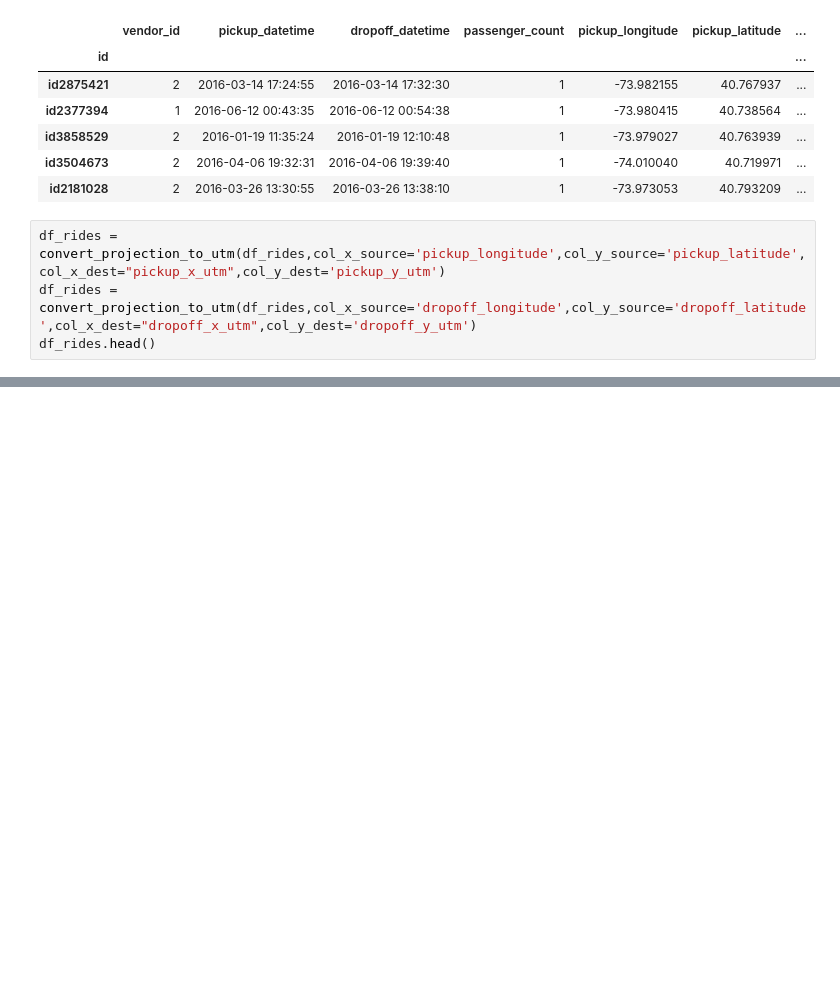
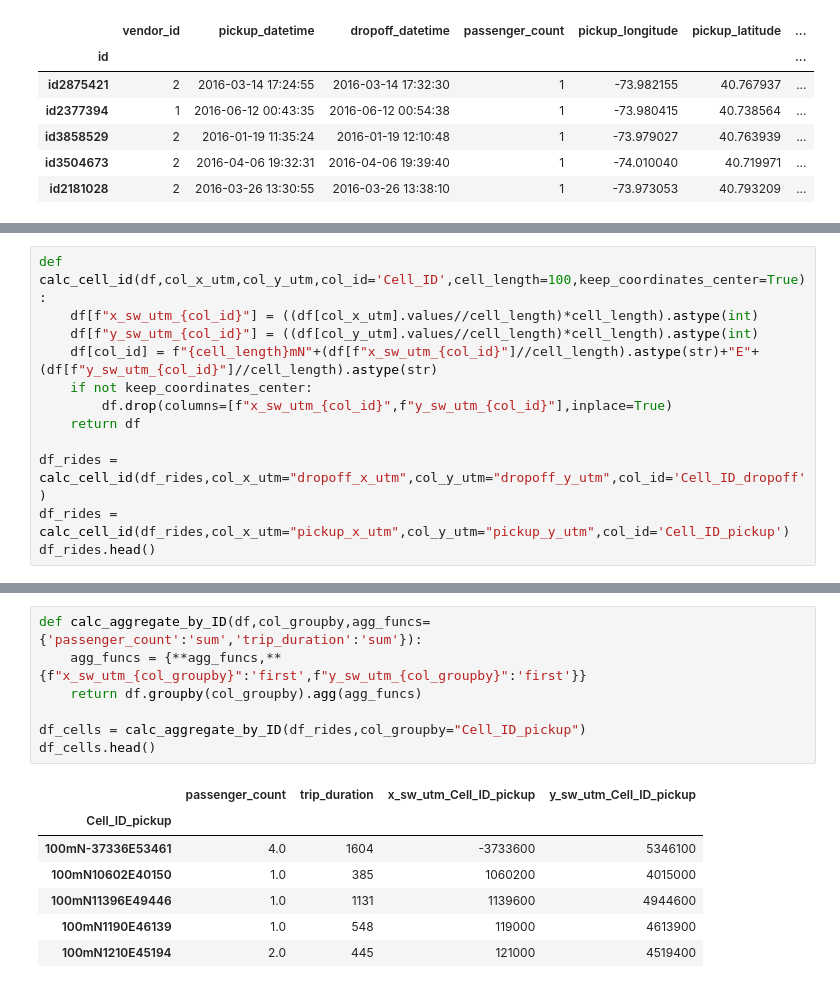
Before and after one commit to nblo/NYC_TaxiTripDuration, a Jupyter notebook: jupyter_notebooks/Preprocessing_Nick.ipynb, the cells around one changed output, grey strips where cells are left out. Drawn from its saved outputs; the diff is of its cells as text; blank space fills up the shorter version.

Commit message:
Added calculation of Cell_ID and aggregation by Cell

```diff
--- a/jupyter_notebooks/Preprocessing_Nick.ipynb
+++ b/jupyter_notebooks/Preprocessing_Nick.ipynb
@@ -120,7 +117,3 @@ df_rides.head()
 | id3858529 | 2 | 2016-01-19 11:35:24 | 2016-01-19 12:10:48 | 1 | -73.979027 | 40.763939 | ... |
 | id3504673 | 2 | 2016-04-06 19:32:31 | 2016-04-06 19:39:40 | 1 | -74.010040 | 40.719971 | ... |
 | id2181028 | 2 | 2016-03-26 13:30:55 | 2016-03-26 13:38:10 | 1 | -73.973053 | 40.793209 | ... |
-# %%
-df_rides = convert_projection_to_utm(df_rides,col_x_source='pickup_longitude',col_y_source='pickup_latitude',col_x_dest="pickup_x_utm",col_y_dest='pickup_y_utm')
-df_rides = convert_projection_to_utm(df_rides,col_x_source='dropoff_longitude',col_y_source='dropoff_latitude',col_x_dest="dropoff_x_utm",col_y_dest='dropoff_y_utm')
-df_rides.head()
@@ -203,0 +180,12 @@ df_rides.Cell_ID_dropoff.value_counts().shape
+# %%
+def calc_cell_id(df,col_x_utm,col_y_utm,col_id='Cell_ID',cell_length=100,keep_coordinates_center=True):
+    df[f"x_sw_utm_{col_id}"] = ((df[col_x_utm].values//cell_length)*cell_length).astype(int)
+    df[f"y_sw_utm_{col_id}"] = ((df[col_y_utm].values//cell_length)*cell_length).astype(int)
+    df[col_id] = f"{cell_length}mN"+(df[f"x_sw_utm_{col_id}"]//cell_length).astype(str)+"E"+(df[f"y_sw_utm_{col_id}"]//cell_length).astype(str)
+    if not keep_coordinates_center:
+        df.drop(columns=[f"x_sw_utm_{col_id}",f"y_sw_utm_{col_id}"],inplace=True)
+    return df
+
+df_rides = calc_cell_id(df_rides,col_x_utm="dropoff_x_utm",col_y_utm="dropoff_y_utm",col_id='Cell_ID_dropoff')
+df_rides = calc_cell_id(df_rides,col_x_utm="pickup_x_utm",col_y_utm="pickup_y_utm",col_id='Cell_ID_pickup')
+df_rides.head()
@@ -203,0 +201,15 @@ df_rides.Cell_ID_dropoff.value_counts().shape
+# %%
+def calc_aggregate_by_ID(df,col_groupby,agg_funcs={'passenger_count':'sum','trip_duration':'sum'}):
+    agg_funcs = {**agg_funcs,**{f"x_sw_utm_{col_groupby}":'first',f"y_sw_utm_{col_groupby}":'first'}}
+    return df.groupby(col_groupby).agg(agg_funcs)
+
+df_cells = calc_aggregate_by_ID(df_rides,col_groupby="Cell_ID_pickup")
+df_cells.head()
+# %% [output]
+|  | passenger_count | trip_duration | x_sw_utm_Cell_ID_pickup | y_sw_utm_Cell_ID_pickup |
+| Cell_ID_pickup |  |  |  |  |
+| 100mN-37336E53461 | 4.0 | 1604 | -3733600 | 5346100 |
+| 100mN10602E40150 | 1.0 | 385 | 1060200 | 4015000 |
+| 100mN11396E49446 | 1.0 | 1131 | 1139600 | 4944600 |
+| 100mN1190E46139 | 1.0 | 548 | 119000 | 4613900 |
+| 100mN1210E45194 | 2.0 | 445 | 121000 | 4519400 |
```
Also changed, not shown: parts of 8 cells of this notebook.
